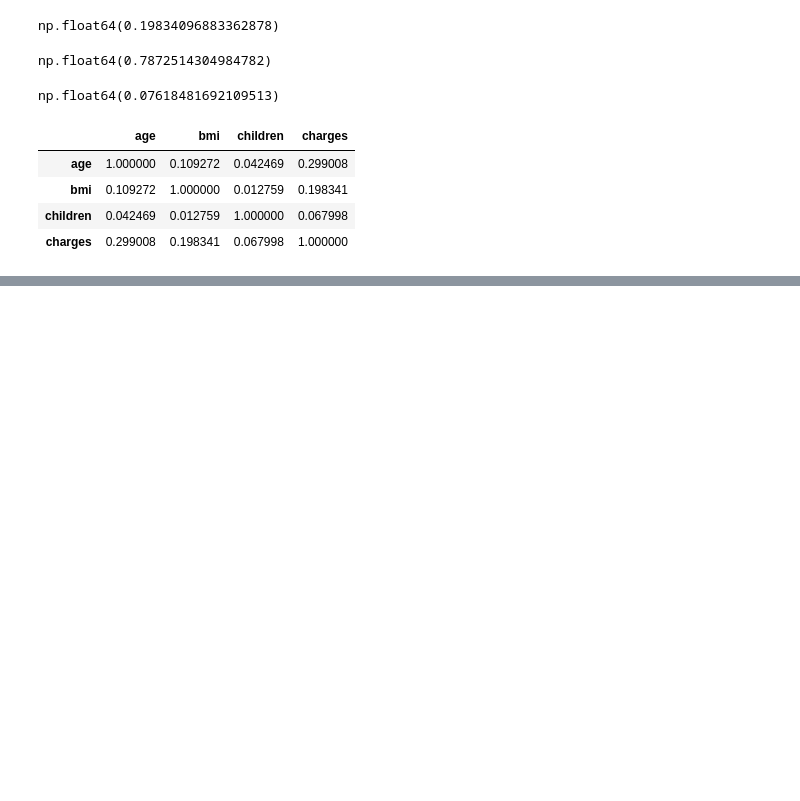
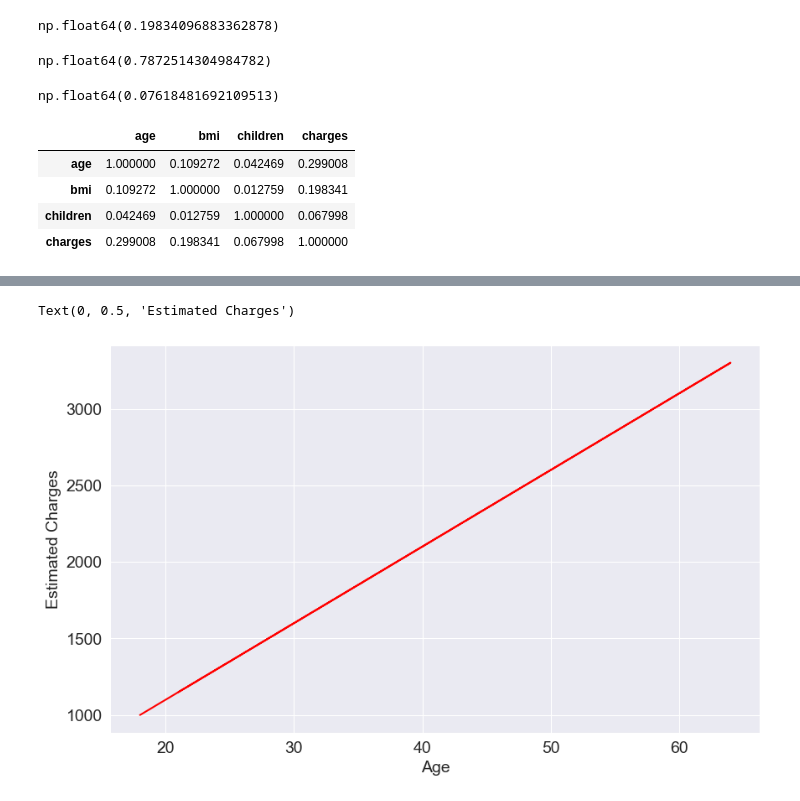
Before and after one commit to LeeBoy-Hmong/MachineLearning, a Jupyter notebook: LinearRegression.ipynb, the cells around one changed output, grey strips where cells are left out. Cells and saved outputs as stored; diff of their text form; code cells hidden in the pictures; blank space fills up the shorter version.

```diff
--- a/LinearRegression.ipynb
+++ b/LinearRegression.ipynb
@@ -226 +225,7 @@ AttributeError: 'Axes' object has no attribute 'update_display'
 [figure]
+# %%
+def est_charges(age, w, b):
+    return w * age + b
+# %%
+w = 50
+b = 100
@@ -226,0 +240,3 @@ AttributeError: 'Axes' object has no attribute 'update_display'
+# %%
+ages = non_smoker_df.age
+ages
@@ -226,0 +256,3 @@ AttributeError: 'Axes' object has no attribute 'update_display'
+# %%
+estimated_charges = est_charges(ages, w, b)
+estimated_charges
@@ -226,0 +287,7 @@ AttributeError: 'Axes' object has no attribute 'update_display'
+# %%
+plt.plot(ages, estimated_charges, 'r')
+plt.xlabel('Age')
+plt.ylabel('Estimated Charges')
+# %% [output]
+Text(0, 0.5, 'Estimated Charges')
+[figure, added]
```
Also changed, not shown: parts of 23 cells of this notebook.
